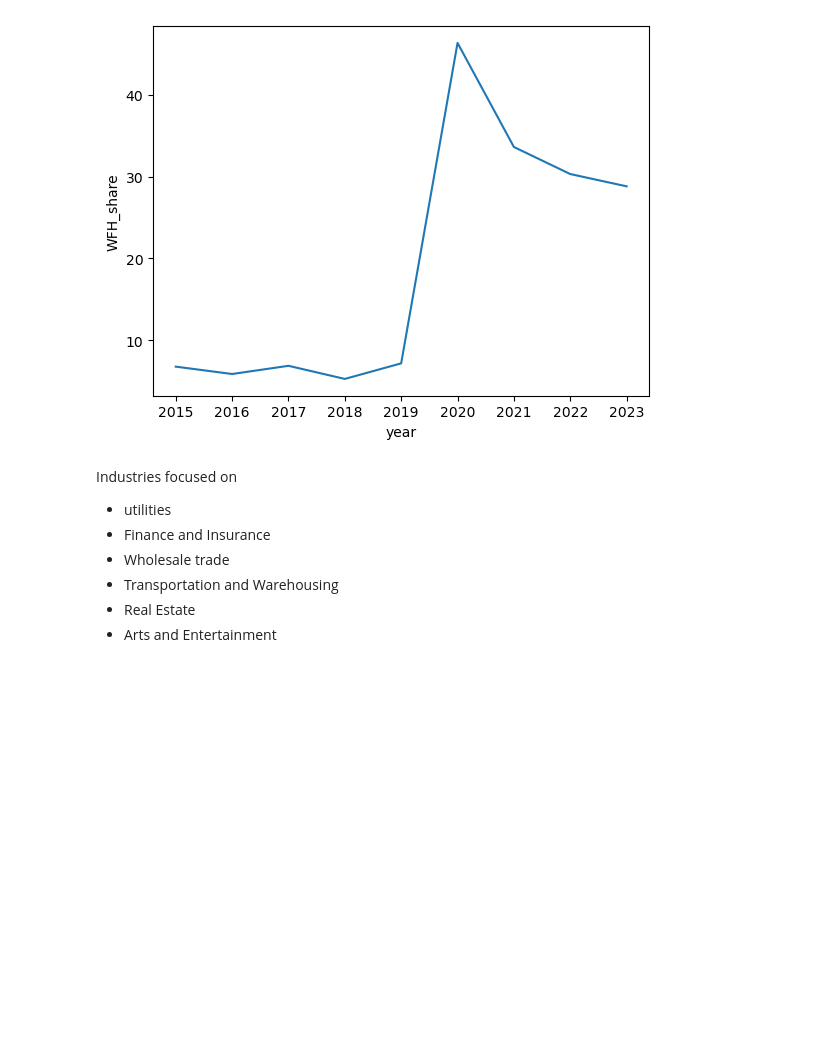
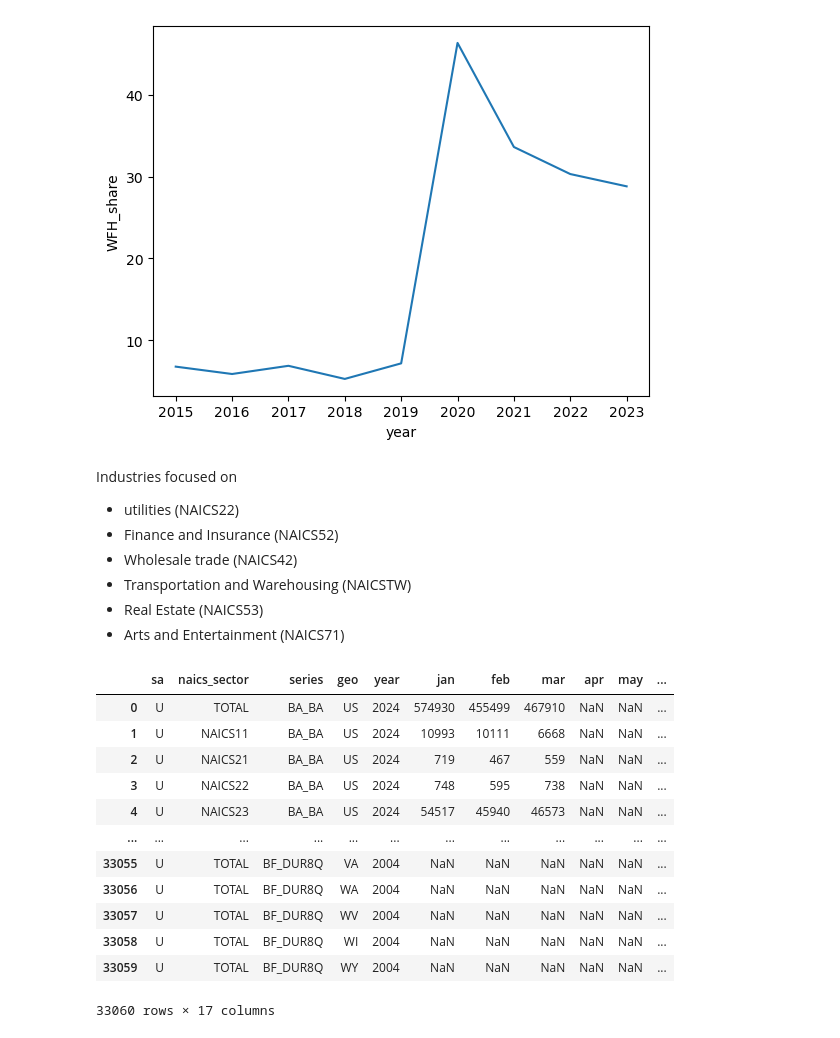
Before and after one commit to Keith-Cheung/FIN377-Final-Project, a Jupyter notebook: build_sample.ipynb, the cells around one changed output. Saved outputs shown, nothing was run; the diff lists cells and outputs as text; code cells hidden in the pictures; blank space fills up the shorter version.

Commit message:
industry updates

```diff
--- a/build_sample.ipynb
+++ b/build_sample.ipynb
@@ -254,8 +250,28 @@ industry =  (pd.read_csv('Startup Data/Industry/bfs_monthly.csv'))
 # %% [markdown]
 Industries focused on
-- utilities
-- Finance and Insurance
-- Wholesale trade
-- Transportation and Warehousing
-- Real Estate
-- Arts and Entertainment
+- utilities (NAICS22)
+- Finance and Insurance (NAICS52)
+- Wholesale trade (NAICS42)
+- Transportation and Warehousing (NAICSTW)
+- Real Estate (NAICS53)
+- Arts and Entertainment (NAICS71)
+# %%
+# Now finding Monthly Startup development by industry
+# load datasets
+startup_ind =  (pd.read_csv('Startup Data/Industry/bfs_monthly.csv'))
+# %%
+startup_ind
+# %% [output]
+|  | sa | naics_sector | series | geo | year | jan | feb | mar | apr | may | ... |
+| 0 | U | TOTAL | BA_BA | US | 2024 | 574930 | 455499 | 467910 | NaN | NaN | ... |
+| 1 | U | NAICS11 | BA_BA | US | 2024 | 10993 | 10111 | 6668 | NaN | NaN | ... |
+| 2 | U | NAICS21 | BA_BA | US | 2024 | 719 | 467 | 559 | NaN | NaN | ... |
+| 3 | U | NAICS22 | BA_BA | US | 2024 | 748 | 595 | 738 | NaN | NaN | ... |
+| 4 | U | NAICS23 | BA_BA | US | 2024 | 54517 | 45940 | 46573 | NaN | NaN | ... |
+| ... | ... | ... | ... | ... | ... | ... | ... | ... | ... | ... | ... |
+| 33055 | U | TOTAL | BF_DUR8Q | VA | 2004 | NaN | NaN | NaN | NaN | NaN | ... |
+| 33056 | U | TOTAL | BF_DUR8Q | WA | 2004 | NaN | NaN | NaN | NaN | NaN | ... |
+| 33057 | U | TOTAL | BF_DUR8Q | WV | 2004 | NaN | NaN | NaN | NaN | NaN | ... |
+| 33058 | U | TOTAL | BF_DUR8Q | WI | 2004 | NaN | NaN | NaN | NaN | NaN | ... |
+| 33059 | U | TOTAL | BF_DUR8Q | WY | 2004 | NaN | NaN | NaN | NaN | NaN | ... |
+33060 rows × 17 columns
```
Also changed, not shown: parts of 13 cells of this notebook.
